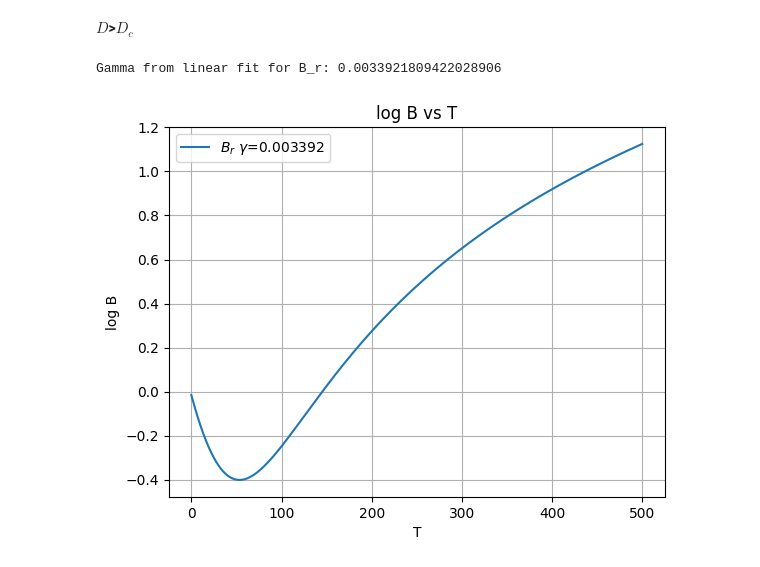
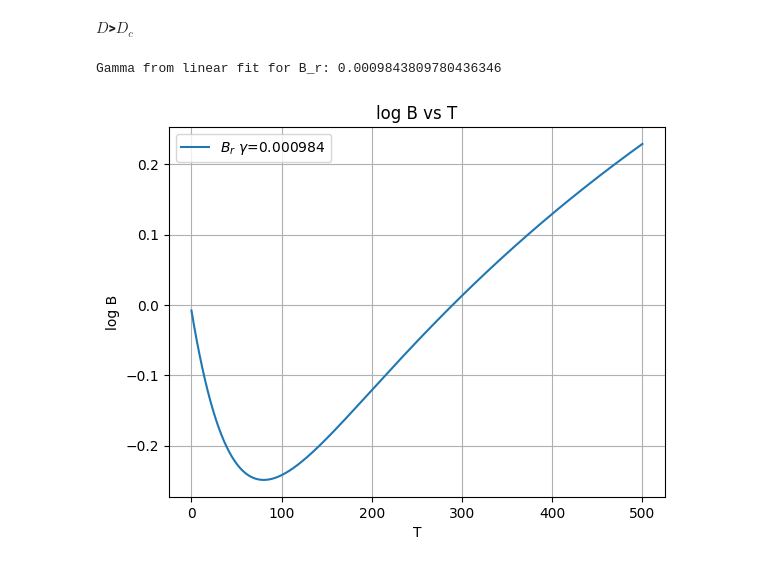
Before and after one commit to dimo192/dimo192.github.io, a Jupyter notebook: task 2/final.ipynb, the cells around one changed output. Saved outputs shown, nothing was run; the diff lists cells and outputs as text; code cells hidden in the pictures.

```diff
--- a/task 2/final.ipynb
+++ b/task 2/final.ipynb
@@ -262,12 +282,12 @@ index3
 # %%
-eta_t=eta_final
+eta_t=5.01
 B_r0 = initial_condition(z)
 B_phi0 = initial_condition(z)
 BrvT =np.zeros((time_step,N))
 BphivT = np.zeros((time_step,N))
 
 for k in range(0,time_step):
-    B_r0, B_phi0 = rk4_step(B_r0, B_phi0,eta_t)
+    B_r0, B_phi0 = rk6_step(B_r0, B_phi0,eta_t)
     BrvT[k,:]=B_r0.copy()
     BphivT[k,:]=B_phi0.copy()
 get_gamma(BrvT,BphivT,0)
@@ -277,17 +303,17 @@ Gamma from linear fit for B_r: -9.18547747772067e-05
 # %% [markdown]
 **$D$>$D_c$**
 # %%
-eta_t=1
+eta_t=2
 B_r0 = initial_condition(z)
 B_phi0 = initial_condition(z)
 BrvT =np.zeros((time_step,N))
 BphivT = np.zeros((time_step,N))
 
 for k in range(0,time_step):
-    B_r0, B_phi0 = rk4_step(B_r0, B_phi0,eta_t)
+    B_r0, B_phi0 = rk6_step(B_r0, B_phi0,eta_t)
     BrvT[k,:]=B_r0.copy()
     BphivT[k,:]=B_phi0.copy()
 get_gamma(BrvT,BphivT,0)
 # %% [output]
-Gamma from linear fit for B_r: 0.0033921809422028906
+Gamma from linear fit for B_r: 0.0009843809780436346
-[figure, old version]
+[figure, new version]
```
Also changed, not shown: parts of 9 cells of this notebook, 5 other files.
